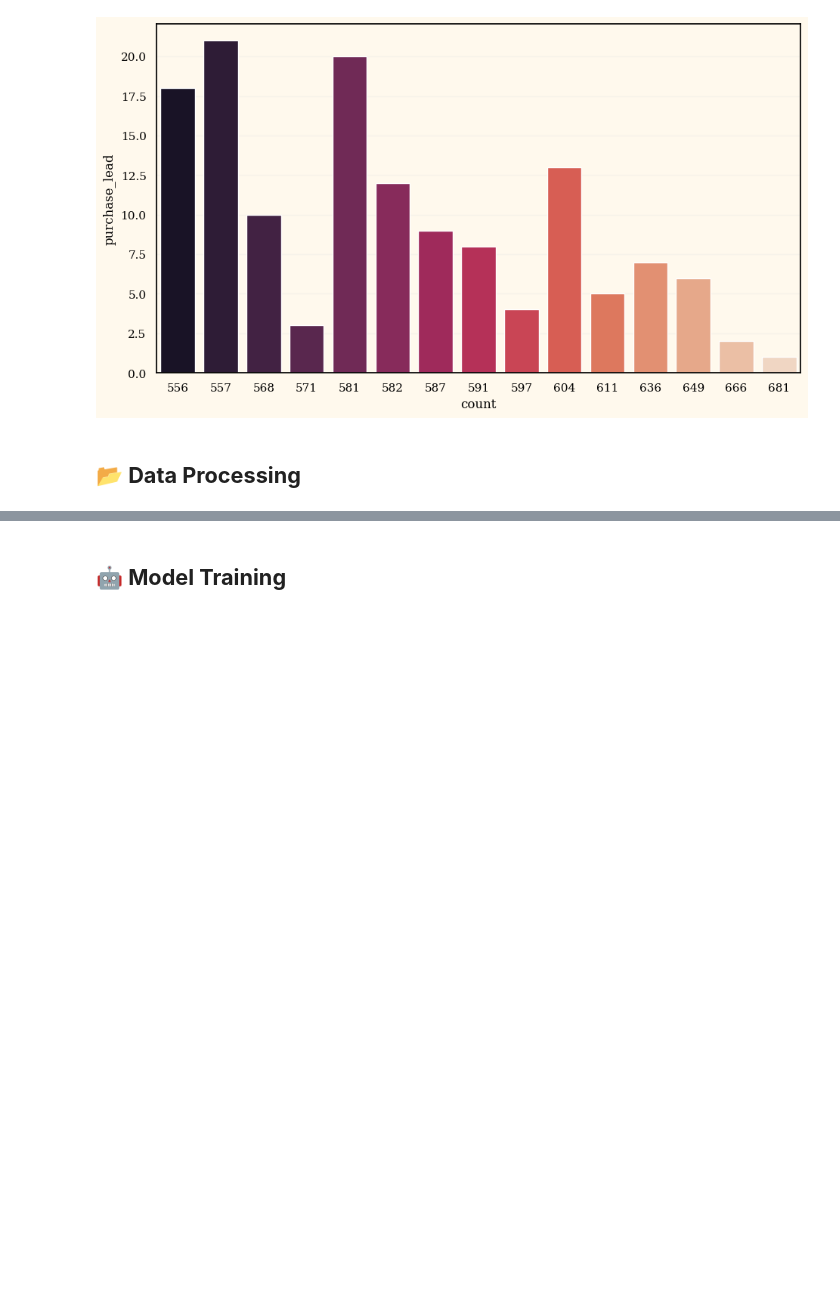
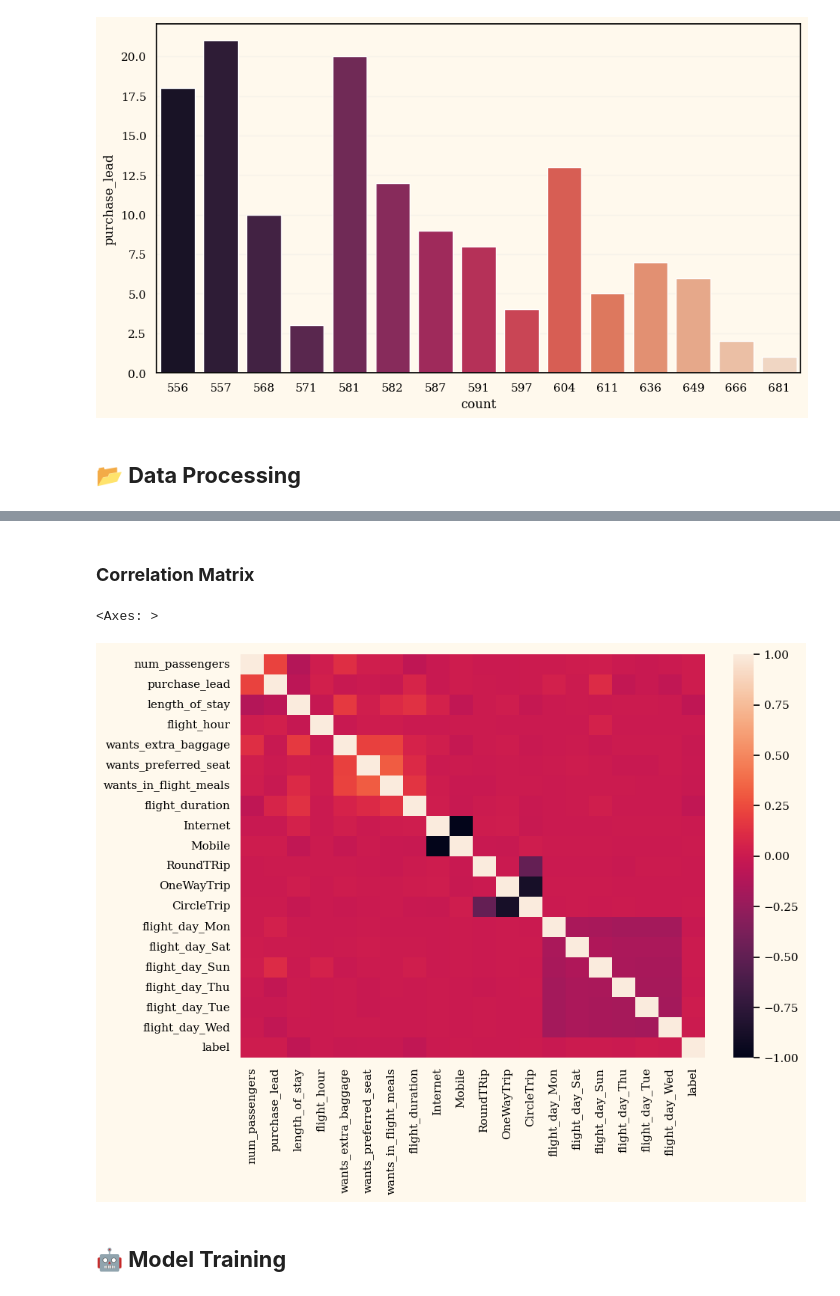
Before and after one commit to tiffanyadora/airline-booking-project, a Jupyter notebook: AirlineBooking.ipynb, the cells around one changed output, grey strips where cells are left out. Saved outputs shown, nothing was run; the diff lists cells and outputs as text; code cells hidden in the pictures; blank space fills up the shorter version.

```diff
--- a/AirlineBooking.ipynb
+++ b/AirlineBooking.ipynb
@@ -245,0 +273,8 @@ df_processed
+# %%
+#drop categorical columns now
+df_key.drop(['sales_channel', 'trip_type','booking_origin', 'route'], axis=1, inplace = True)
+
+#store the label for supervised learning
+label = df['booking_complete']
+
+df_key = df_key.drop('booking_complete', axis=1)
@@ -245,0 +297,20 @@ df_processed
+# %%
+#create a standard scaler object
+scaler = StandardScaler()
+
+#remove flight_day column
+df_final = pd.get_dummies(df_key, columns = ['flight_day'], drop_first = True)
+
+df_key_scaled = df_final.copy()
+
+#create a dataframe of scaled data
+df_key_scaled = pd.DataFrame(df_key_scaled, columns = df_final.columns)
+
+#fit and transform the data
+df_key_scaled = scaler.fit_transform(df_final)
+
+# Create a DataFrame of scaled data
+df_key_scaled = pd.DataFrame(df_key_scaled, columns=df_final.columns)
+
+# add the labels back to the dataframe
+df_key_scaled['label'] = label
@@ -246,3 +333,15 @@ df_processed
+# %% [markdown]
+### **Correlation Matrix**
+# %%
+corr = df_key_scaled.corr()
+
+plt.figure(figsize=(10,7))
+
+#plot the heatmap
+sns.heatmap(corr)
+# %% [output]
+<Axes: >
+[figure, added]
 # %% [markdown]
 ## **🤖 Model Training**
 # %%
```
Also changed, not shown: parts of 11 cells of this notebook.
